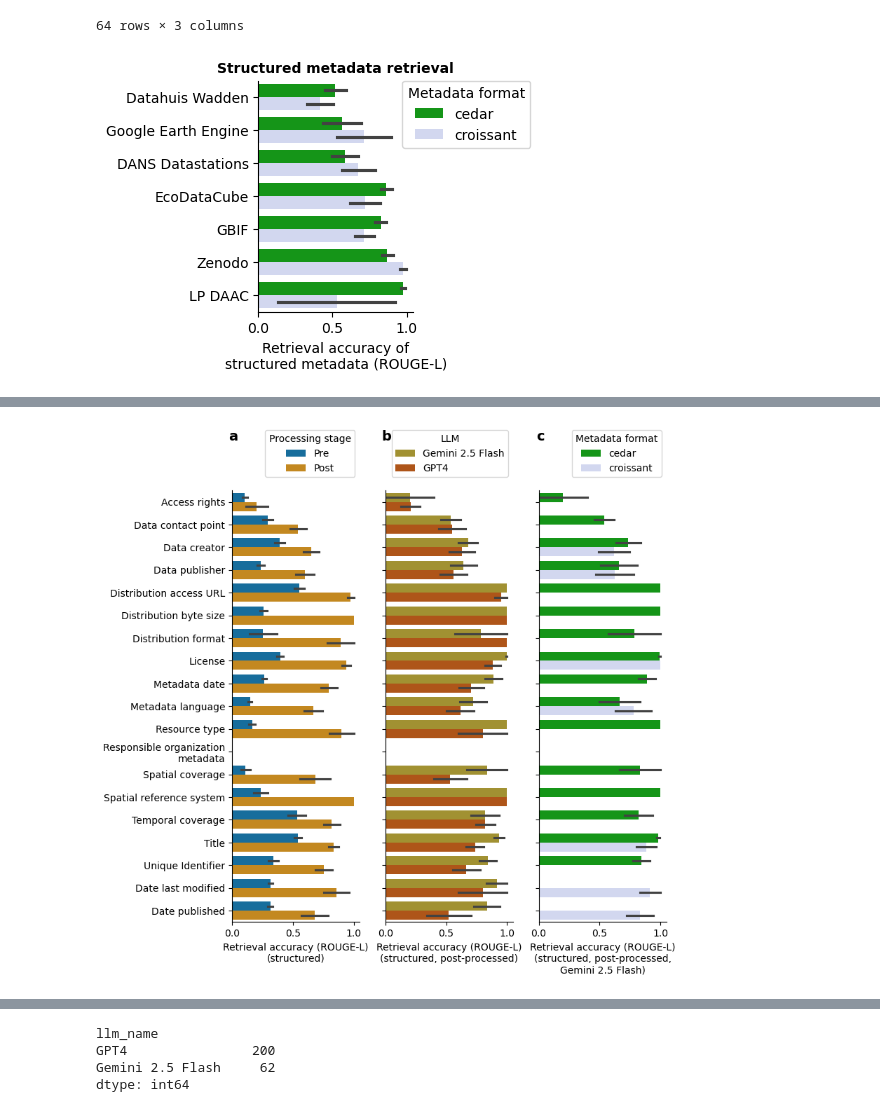
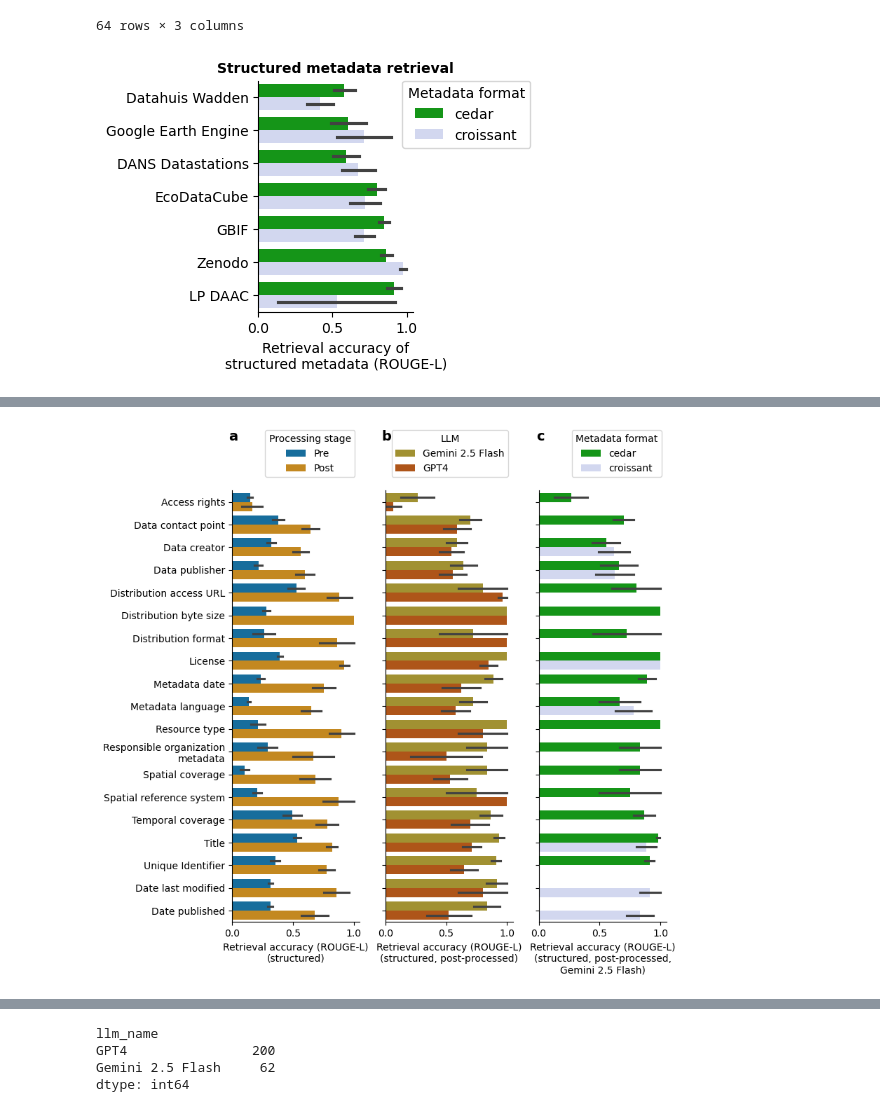
Before and after one commit to LTER-LIFE/meta-knowledge-harvesting, a Jupyter notebook: Evaluate LLM output.ipynb, the cells around one changed output, grey strips where cells are left out. Saved outputs shown, nothing was run; the diff lists cells and outputs as text; code cells hidden in the pictures.

```diff
--- a/Evaluate LLM output.ipynb
+++ b/Evaluate LLM output.ipynb
@@ -75,8 +75,8 @@ if save_fig:
 test_llm_metrics = False
 # fp_pred='outputs/2025-05-28/clean_entity_type_map.yaml'
 # fp_pred='outputs/2025-06-03/cedar_openai_clean_entity_type_map.yaml'
-folder_pred = 'outputs/2025-06-04/'
-fp_pred_list = os.listdir(folder_pred)
+folder_pred_croissant = 'outputs/2025-06-04/'
+folder_pred_cedar = 'outputs/2025-06-06/'
 fp_annot='outputs/annotations/ground_truth_metadata_annotations-2025-06-04.yaml'
 
 cols_evaluation = ['llm_name', 'metadata_format', 'processing_stage', 'url', 'metadata_field', 'findability',
@@ -89,7 +89,7 @@ if test_llm_metrics:
 ds_scores = {x: [] for x in cols_evaluation}
 count_it = 0
 
-
+fp_pred_list = os.listdir(folder_pred_cedar) + [x for x in os.listdir(folder_pred_croissant) if x.startswith('croissant')]
 for fp_pred in fp_pred_list:
     if not fp_pred.endswith('.yaml'):
         continue
@@ -99,6 +99,10 @@ for fp_pred in fp_pred_list:
     processing_stage = fp_pred.split('/')[-1].split('_')[2]
 
     print(f"Evaluating predictions from {fp_pred} with LLM {llm_name} and metadata format {metadata_format_name}")
+    if metadata_format_name == 'cedar':
+        folder_pred = folder_pred_cedar
+    elif metadata_format_name == 'croissant':
+        folder_pred = folder_pred_croissant
     labels_annot, labels_pred, (list_ds_urls, list_metadata_fields) = uv.load_pred_and_annot(fp_pred=os.path.join(folder_pred, fp_pred),
                                                                             fp_annot=fp_annot, keep_annotated_fields_only=True,
                                                                             metadata_format=metadata_format_name)
@@ -288,7 +307,7 @@ df_scores_present_structured_exact[df_scores_present_structured['processing_stag
 | 0 | Access rights | Datahuis Wadden | 2 |
 64 rows × 3 columns
 # %%
-save_fig = True
+save_fig = False
 
 fig, ax = plt.subplots(1, 1, figsize=(2, 3))
 
@@ -304,7 +323,7 @@ ax.legend(title='Metadata format', loc='upper right', bbox_to_anchor=(1.8, 1.03)
 if save_fig:
     plt.savefig(os.path.join(fig_dir, 'metadata_retrieval_structured_summary.pdf'), bbox_inches='tight', dpi=300)
 # %% [output]
-[figure, old version]
+[figure, new version]
 # %%
 df_scores_present_structured_exact[np.logical_and(df_scores_present_structured_exact['processing_stage'] == 'Post',
                                                   df_scores_present_structured_exact['provider'] == 'Datahuis Wadden')][['metadata_format', 'metadata_field', 'rouge', 'value_pred', 'value_annot']][:40]
@@ -327,7 +346,7 @@ df_scores_present_structured_exact[np.logical_and(df_scores_present_structured_e
 | 1186 | cedar | Data contact point | 0.888889 | servicedesk-data@rws.nl | Rijkswaterstaat, servicedesk-data... |
 | 1200 | cedar | Data creator | 1.000000 | Wageningen Marine Research | Wageningen Marine Research |
 # %%
-save_fig = True
+save_fig = False
 
 fig, ax = plt.subplots(1, 3, figsize=(8, 8))
 
@@ -361,34 +380,34 @@ df_use = df_scores_present_structured_exact[np.logical_and(df_scores_present_str
 sns.barplot(data=df_use,
             x='rouge', y='metadata_field', hue='metadata_format',
             orient='h', errorbar='se', ax=ax[2],
             palette=["#00aa03", "#cdd4f4"])
 ax[2].set_ylabel('')
 ax[2].set_xlabel(f'Retrieval accuracy (ROUGE-L)\n(structured, post-processed,\n{sel_llm_name})')
 despine(ax[2])
 ax[2].legend(title='Metadata format', loc='lower right', bbox_to_anchor=(1, 1.02))
 # ax[2].set_title('Comparison metadata formats', fontsize=10, fontweight='bold')
 # ax[2].legend(title='Metadata format', loc='upper right', bbox_to_anchor=(1.3, 1))
 
 ## assert yticklabels are the same for both subplots
 yticklabels_0 = [t.get_text() for t in ax[0].get_yticklabels()]
 yticklabels_1 = [t.get_text() for t in ax[1].get_yticklabels()]
 yticklabels_2 = [t.get_text() for t in ax[2].get_yticklabels()]
 assert yticklabels_0 == yticklabels_1, f"Y-tick labels are not the same: {yticklabels_0} != {yticklabels_1}"
 assert yticklabels_0 == yticklabels_2, f"Y-tick labels are not the same: {yticklabels_0} != {yticklabels_2}"
 yticklabels = [y  if y != 'Responsible organization metadata' else 'Responsible organization\nmetadata' for y in yticklabels_0]
 ax[0].set_yticklabels(yticklabels)  # Set y-tick labels for the first subplot
 ax[1].set_yticklabels(['' for _ in yticklabels_1])  # Remove y-tick labels from the second subplot
 ax[2].set_yticklabels(['' for _ in yticklabels_2])  # Remove y-tick labels from the third subplot
 # ax[2].set_title('Comparison metadata formats', fontsize=10, fontweight='bold')
 
 for iplot, letter in enumerate(['a', 'b', 'c']):
     ax[iplot].annotate(letter, xy=(0.01, 1.125), textcoords='axes fraction',
                 fontsize=14, fontweight='bold', ha='center', va='center')
 
 if save_fig:
     plt.savefig(os.path.join(fig_dir, 'metadata_retrieval_accuracy.pdf'), bbox_inches='tight', dpi=300)
 # %% [output]
-[figure, old version]
+[figure, new version]
 # %%
 ## Two way ANOVA on ROUGE score with LLM and metadata field as factors
 from statsmodels.formula.api import ols, mixedlm
```
Also changed, not shown: parts of 9 cells of this notebook, 2 other files.
